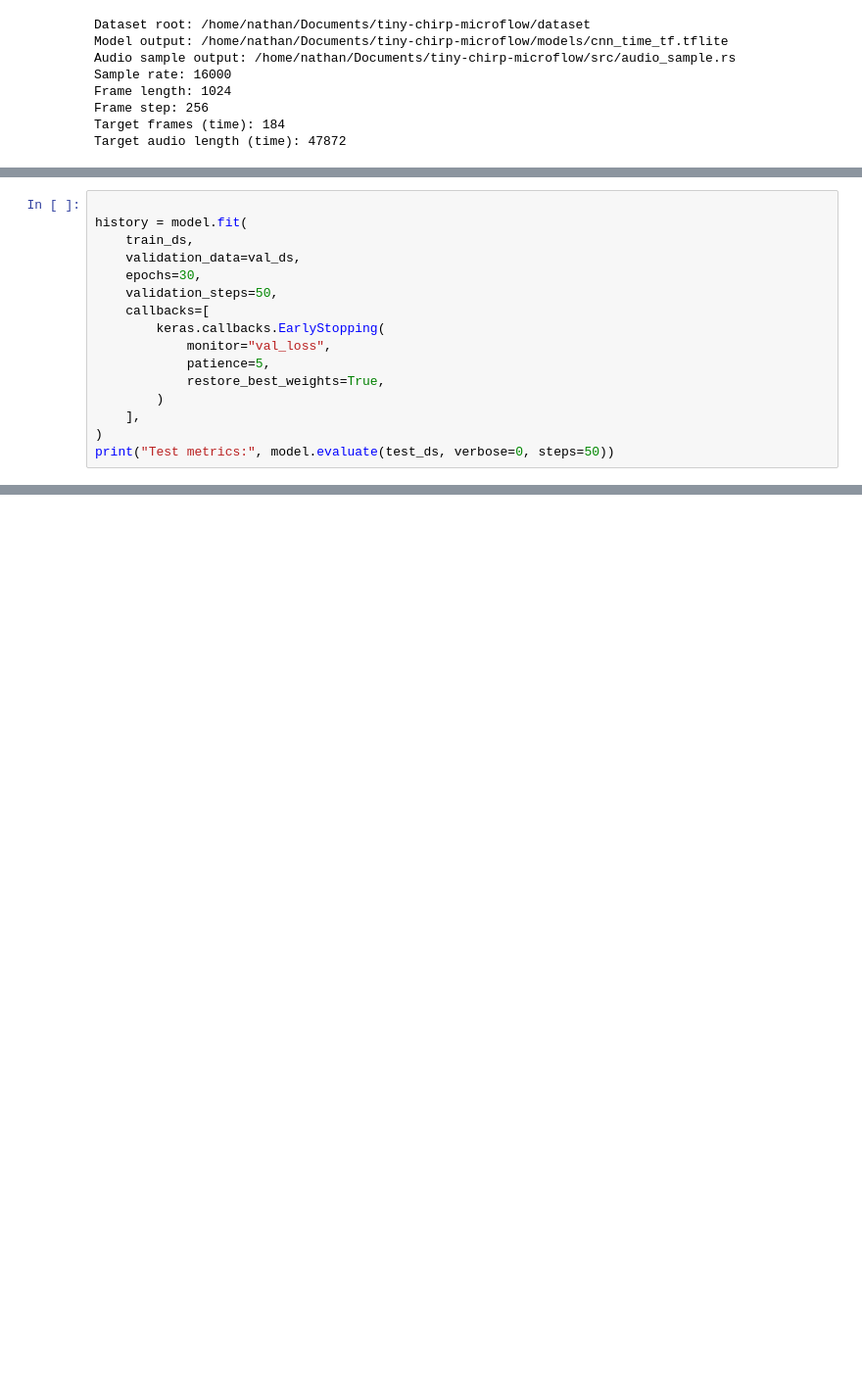
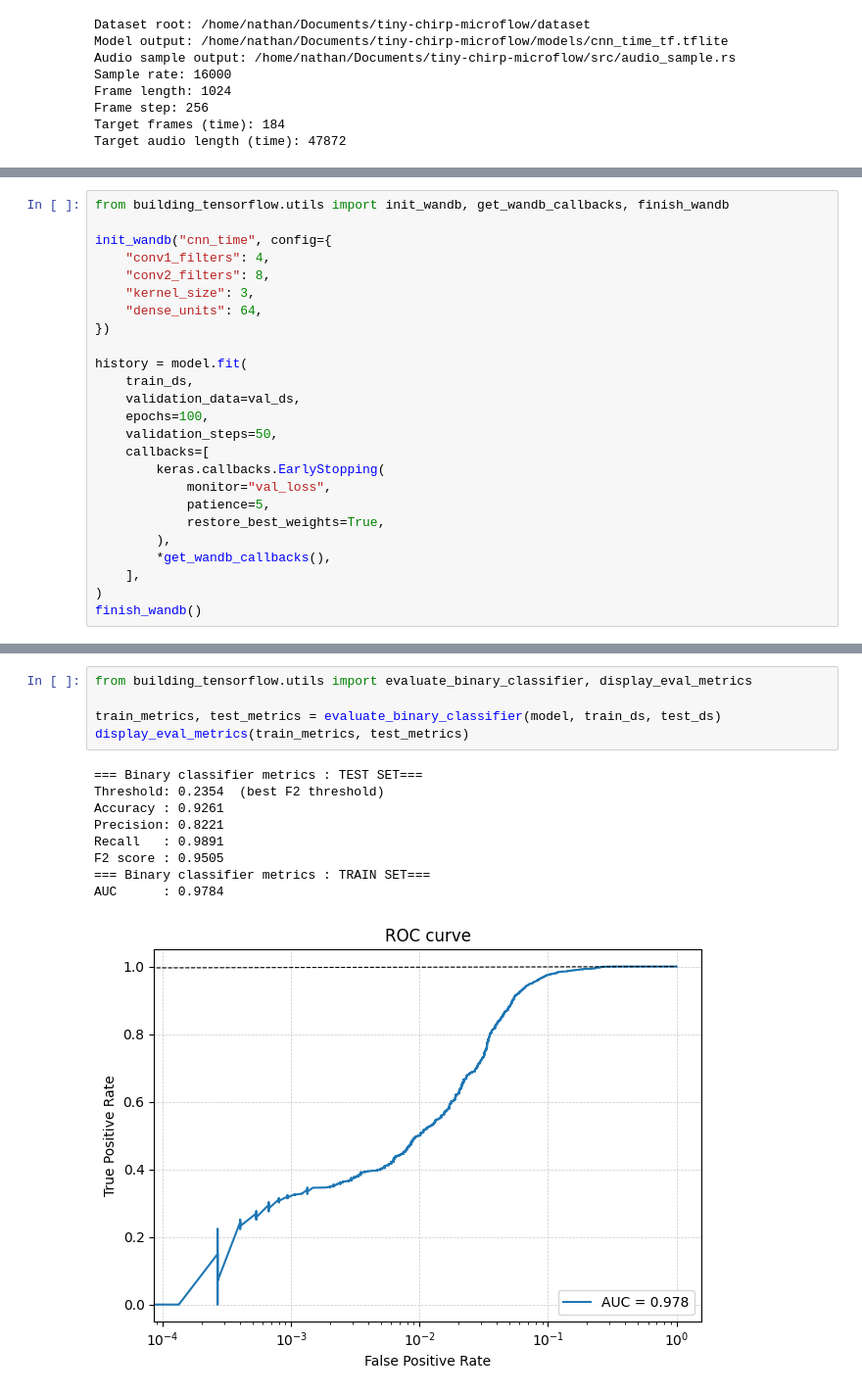
Before and after one commit to NathanDuboisset/tiny-chirp-microflow, a Jupyter notebook: building_tensorflow/cnn_time.ipynb, the cells around one changed output, grey strips where cells are left out. Shown at 98% size. Drawn from its saved outputs; the diff is of its cells as text; blank space fills up the shorter version.

```diff
--- a/building_tensorflow/cnn_time.ipynb
+++ b/building_tensorflow/cnn_time.ipynb
@@ -133,17 +136,26 @@ Skipping registering GPU devices...
 # %%
+from building_tensorflow.utils import init_wandb, get_wandb_callbacks, finish_wandb
+
+init_wandb("cnn_time", config={
+    "conv1_filters": 4,
+    "conv2_filters": 8,
+    "kernel_size": 3,
+    "dense_units": 64,
+})
 
 history = model.fit(
     train_ds,
     validation_data=val_ds,
-    epochs=30,
+    epochs=100,
     validation_steps=50,
     callbacks=[
         keras.callbacks.EarlyStopping(
             monitor="val_loss",
             patience=5,
             restore_best_weights=True,
-        )
+        ),
+        *get_wandb_callbacks(),
     ],
 )
-print("Test metrics:", model.evaluate(test_ds, verbose=0, steps=50))
+finish_wandb()
 # %% [output]
@@ -155,3 +201,18 @@ Test metrics: [0.3831583857536316, 0.8205312490463257]
+# %%
+from building_tensorflow.utils import evaluate_binary_classifier, display_eval_metrics
+
+train_metrics, test_metrics = evaluate_binary_classifier(model, train_ds, test_ds)
+display_eval_metrics(train_metrics, test_metrics)
+# %% [output]
+=== Binary classifier metrics : TEST SET===
+Threshold: 0.2354  (best F2 threshold)
+Accuracy : 0.9261
+Precision: 0.8221
+Recall   : 0.9891
+F2 score : 0.9505
+=== Binary classifier metrics : TRAIN SET===
+AUC      : 0.9784
+[figure, added]
 # %%
 from building_tensorflow.utils import (
     TARGET_AUDIO_LEN_TIME,
```
Also changed, not shown: parts of 5 cells of this notebook, 10 other files.
